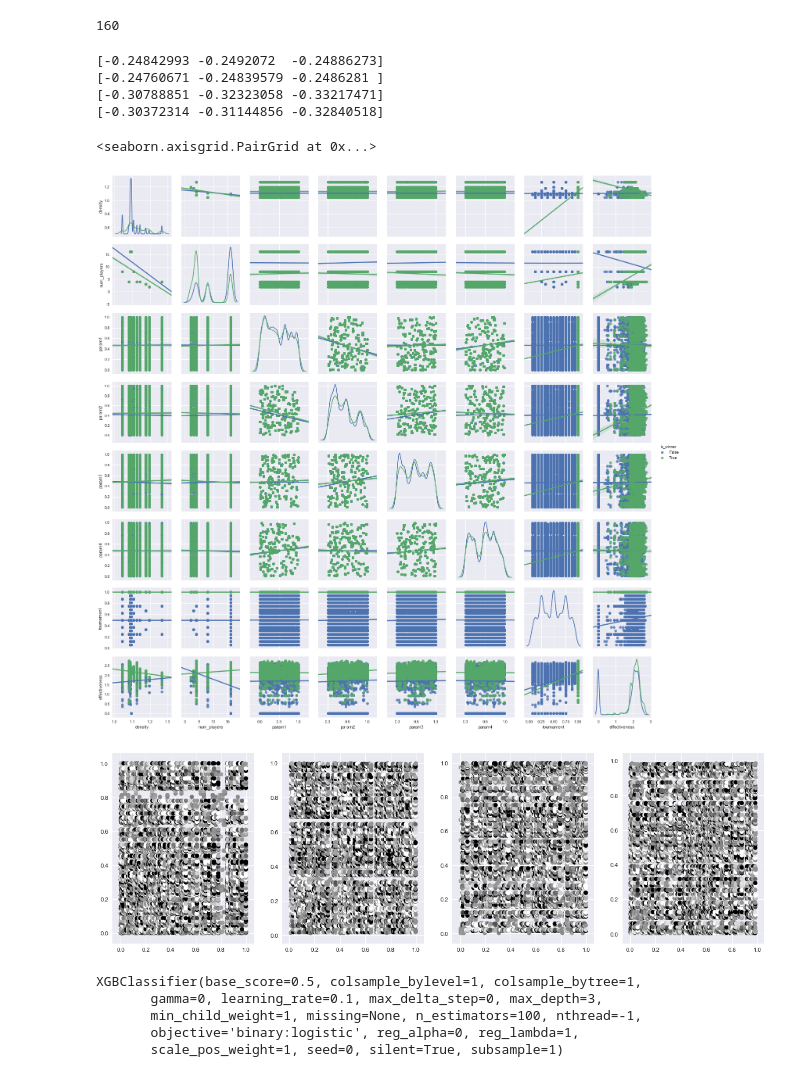
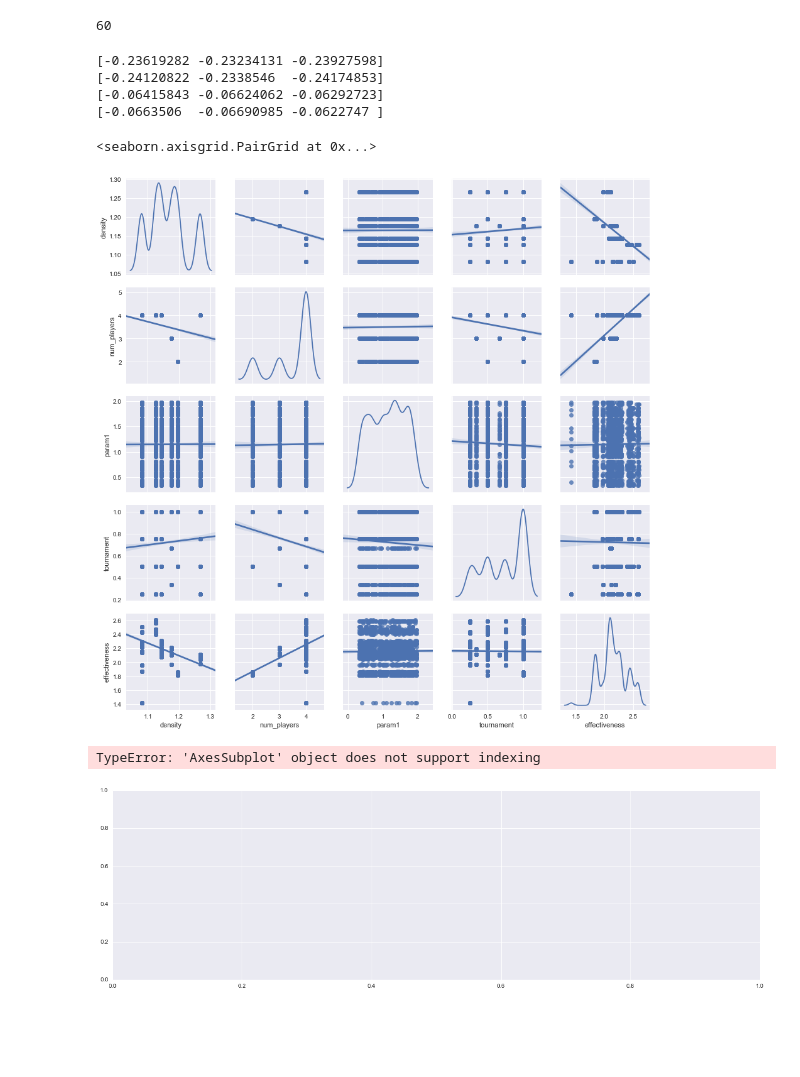
Before and after one commit to kontur-contests/icfpc2017-kontur-ru, a Jupyter notebook: python/Tunning.ipynb, the cells around one changed output. Saved outputs shown, nothing was run; the diff lists cells and outputs as text; code cells hidden in the pictures; blank space fills up the shorter version.

```diff
--- a/python/Tunning.ipynb
+++ b/python/Tunning.ipynb
@@ -13,13 +13,21 @@ from sklearn.metrics import mean_absolute_error
 from sklearn.linear_model import LinearRegression
 from sklearn.model_selection import cross_val_score
 # %%
-csv_file = 'uber.csv'
+csv_file = 'future.csv'
+take_only = 'Futurer'
+
+
 data = pd.read_csv(csv_file)
 data['tournament'] = data.tournament_scores/data.num_players
 data['effectiveness'] = np.log(data.scores+1)/np.log(data.map_rivers_count/data.num_players)
 data['density'] = np.log(data.map_rivers_count)/np.log(data.map_sites_count)
 data['is_winner'] = data.ranking==0
+print(data.server_name.unique())
+if take_only is not None:
+    data = data.loc[data.server_name == take_only,:]
+
 params = [column for column in data.columns if column.startswith('param')]
 major = ['density','num_players']
-data.shape
+data = data.loc[data.num_players<=4]
+print(data.shape)
 # %% [output]
@@ -27,7 +46,7 @@ data.shape
 # %%
 len(data.name.unique())
 # %% [output]
-160
+60
 # %%
 
 model = XGBRegressor()
@@ -37,18 +56,18 @@ print(cross_val_score( model, data[major+params], data.tournament, scoring='neg_
 print(cross_val_score( model, data[major], data.effectiveness, scoring='neg_mean_absolute_error'))
 print(cross_val_score( model, data[major+params], data.effectiveness, scoring='neg_mean_absolute_error'))
 # %% [output]
-[-0.24842993 -0.2492072  -0.24886273]
-[-0.24760671 -0.24839579 -0.2486281 ]
-[-0.30788851 -0.32323058 -0.33217471]
-[-0.30372314 -0.31144856 -0.32840518]
+[-0.23619282 -0.23234131 -0.23927598]
+[-0.24120822 -0.2338546  -0.24174853]
+[-0.06415843 -0.06624062 -0.06292723]
+[-0.0663506  -0.06690985 -0.0622747 ]
 # %%
-sns.pairplot(data, vars = major + params + ['tournament','effectiveness'],  hue = 'is_winner',
+sns.pairplot(data, vars = major + params + ['tournament','effectiveness'],
              kind='reg',
             diag_kind='kde',
             plot_kws={ 'scatter_kws' : {'alpha' : 0.8}})
 # %% [output]
 <seaborn.axisgrid.PairGrid at 0x...>
-[figure, old version]
+[figure, new version]
 # %%
 
 test = data.loc[:  , major+params+['game_number','ranking']]
@@ -63,15 +82,10 @@ for index, param in enumerate(params):
     grs = test.groupby([param+'_x',param+'_y']).mean()['x_wins'].reset_index()
     ax[index].scatter(grs[param+"_x"],grs[param+"_y"],c=grs.x_wins)
 # %% [output]
+TypeError: 'AxesSubplot' object does not support indexing
-[figure, old version]
+[figure, new version]
 # %%
 model = XGBClassifier()
 model.fit(test[features],test.x_wins)
-# %% [output]
-XGBClassifier(base_score=0.5, colsample_bylevel=1, colsample_bytree=1,
-       gamma=0, learning_rate=0.1, max_delta_step=0, max_depth=3,
-       min_child_weight=1, missing=None, n_estimators=100, nthread=-1,
-       objective='binary:logistic', reg_alpha=0, reg_lambda=1,
-       scale_pos_weight=1, seed=0, silent=True, subsample=1)
 # %%
 list(zip(features,model.feature_importances_))
```
Also changed, not shown: parts of 5 cells of this notebook, 8 other files.
